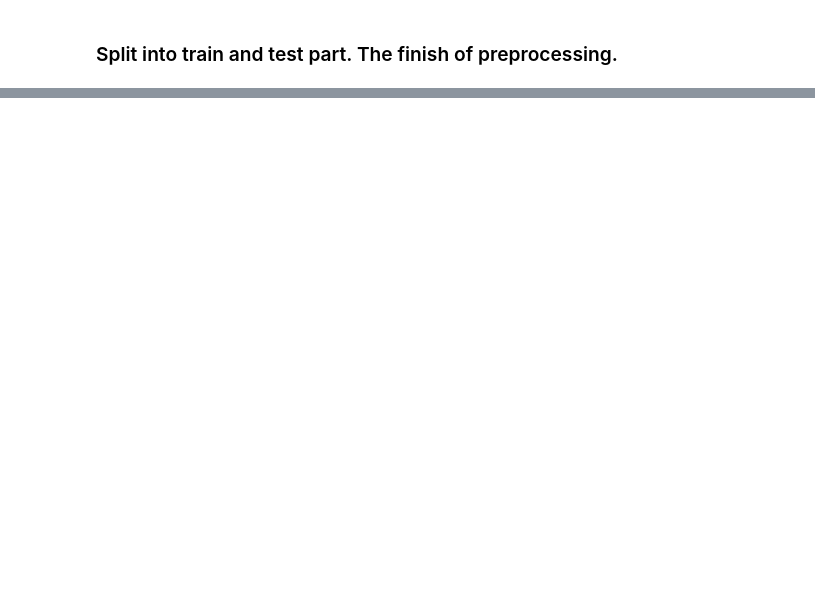
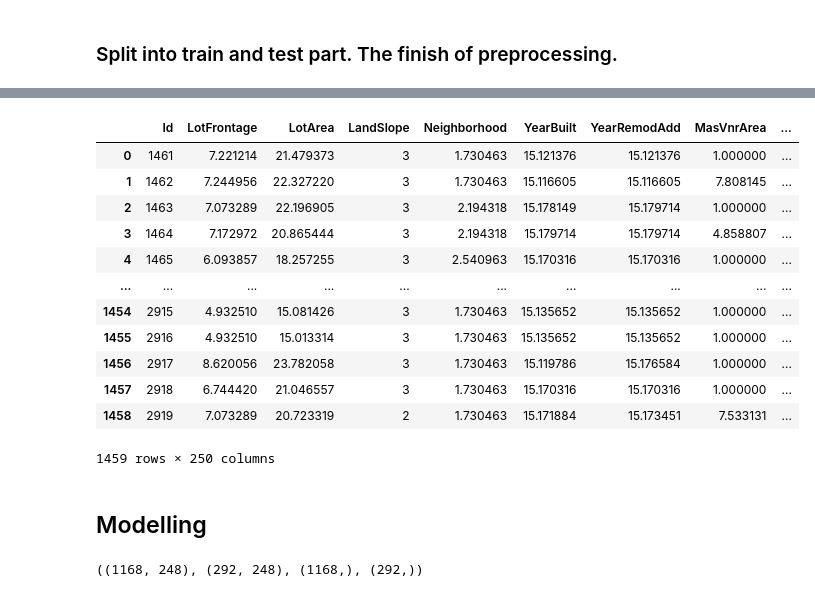
Before and after one commit to BilalDurmus08/house-prices-DS, a Jupyter notebook: end-to-end-house-price.ipynb, the cells around one changed output, grey strips where cells are left out. Drawn from its saved outputs; the diff is of its cells as text; code cells hidden in the pictures; blank space fills up the shorter version.

```diff
--- a/end-to-end-house-price.ipynb
+++ b/end-to-end-house-price.ipynb
@@ -651,0 +727,18 @@ train['FireplaceQu'].isna().sum()
+# %%
+test
+# %% [output]
+|  | Id | LotFrontage | LotArea | LandSlope | Neighborhood | YearBuilt | YearRemodAdd | MasVnrArea | ... |
+| 0 | 1461 | 7.221214 | 21.479373 | 3 | 1.730463 | 15.121376 | 15.121376 | 1.000000 | ... |
+| 1 | 1462 | 7.244956 | 22.327220 | 3 | 1.730463 | 15.116605 | 15.116605 | 7.808145 | ... |
+| 2 | 1463 | 7.073289 | 22.196905 | 3 | 2.194318 | 15.178149 | 15.179714 | 1.000000 | ... |
+| 3 | 1464 | 7.172972 | 20.865444 | 3 | 2.194318 | 15.179714 | 15.179714 | 4.858807 | ... |
+| 4 | 1465 | 6.093857 | 18.257255 | 3 | 2.540963 | 15.170316 | 15.170316 | 1.000000 | ... |
+| ... | ... | ... | ... | ... | ... | ... | ... | ... | ... |
+| 1454 | 2915 | 4.932510 | 15.081426 | 3 | 1.730463 | 15.135652 | 15.135652 | 1.000000 | ... |
+| 1455 | 2916 | 4.932510 | 15.013314 | 3 | 1.730463 | 15.135652 | 15.135652 | 1.000000 | ... |
+| 1456 | 2917 | 8.620056 | 23.782058 | 3 | 1.730463 | 15.119786 | 15.176584 | 1.000000 | ... |
+| 1457 | 2918 | 6.744420 | 21.046557 | 3 | 1.730463 | 15.170316 | 15.170316 | 1.000000 | ... |
+| 1458 | 2919 | 7.073289 | 20.723319 | 2 | 1.730463 | 15.171884 | 15.173451 | 7.533131 | ... |
+1459 rows × 250 columns
+# %% [markdown]
+## Modelling
@@ -651,0 +776,8 @@ train['FireplaceQu'].isna().sum()
+# %%
+X = train.drop(columns=['SalePrice'])
+y = train.SalePrice
+
+X_train, X_test, y_train, y_test = train_test_split(X, y, test_size=0.2, random_state=42)
+X_train.shape, X_test.shape, y_train.shape, y_test.shape
+# %% [output]
+((1168, 248), (292, 248), (1168,), (292,))
```
Also changed, not shown: parts of 23 cells of this notebook.
